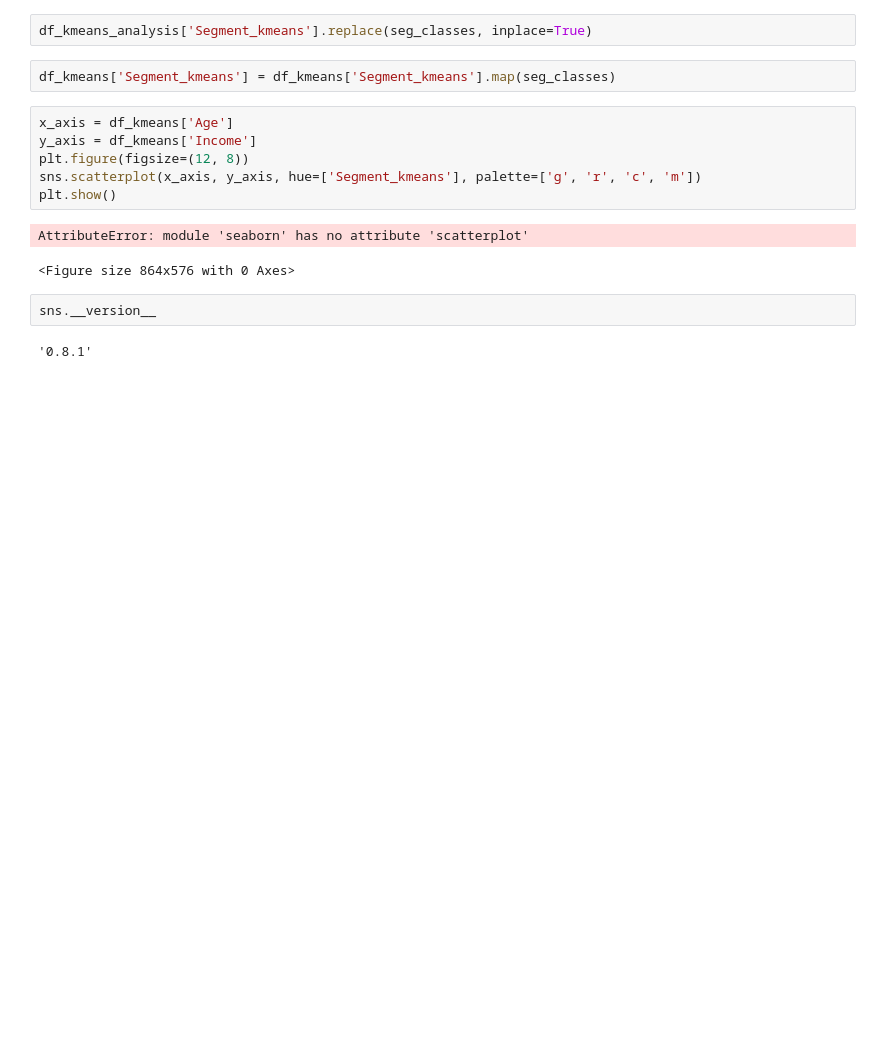
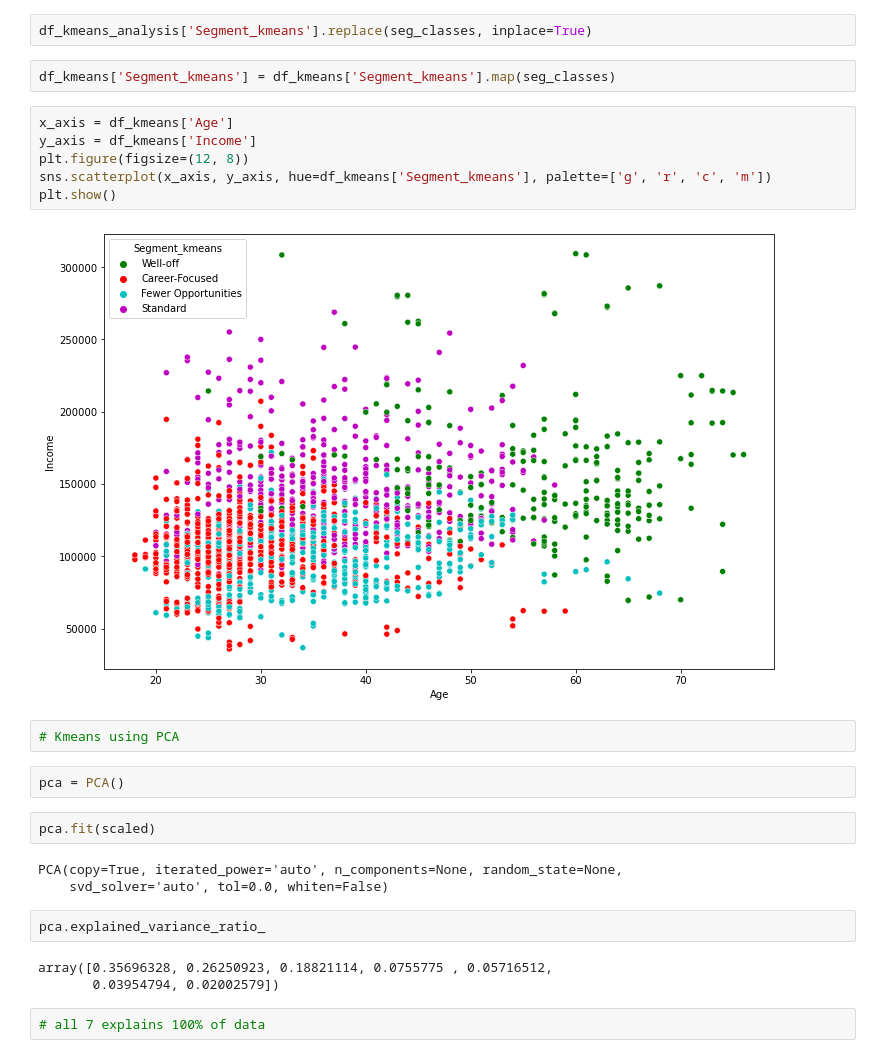
Before and after one commit to EugeneHaim/CustomerAnalitics, a Jupyter notebook: Segmentation.ipynb, the cells around one changed output. Saved outputs shown, nothing was run; the diff lists cells and outputs as text; blank space fills up the shorter version.

```diff
--- a/Segmentation.ipynb
+++ b/Segmentation.ipynb
@@ -152,13 +153,24 @@ df_kmeans['Segment_kmeans'] = df_kmeans['Segment_kmeans'].map(seg_classes)
 # %%
 x_axis = df_kmeans['Age']
 y_axis = df_kmeans['Income']
 plt.figure(figsize=(12, 8))
-sns.scatterplot(x_axis, y_axis, hue=['Segment_kmeans'], palette=['g', 'r', 'c', 'm'])
+sns.scatterplot(x_axis, y_axis, hue=df_kmeans['Segment_kmeans'], palette=['g', 'r', 'c', 'm'])
 plt.show()
 # %% [output]
-AttributeError: module 'seaborn' has no attribute 'scatterplot'
-<Figure size 864x576 with 0 Axes>
+[figure, added]
-# %%
-sns.__version__
-# %% [output]
-'0.8.1'
+# %%
+# Kmeans using PCA
+# %%
+pca = PCA()
+# %%
+pca.fit(scaled)
+# %% [output]
+PCA(copy=True, iterated_power='auto', n_components=None, random_state=None,
+    svd_solver='auto', tol=0.0, whiten=False)
+# %%
+pca.explained_variance_ratio_
+# %% [output]
+array([0.35696328, 0.26250923, 0.18821114, 0.0755775 , 0.05716512,
+       0.03954794, 0.02002579])
+# %%
+# all 7 explains 100% of data
```
Also changed, not shown: parts of 6 cells of this notebook.
